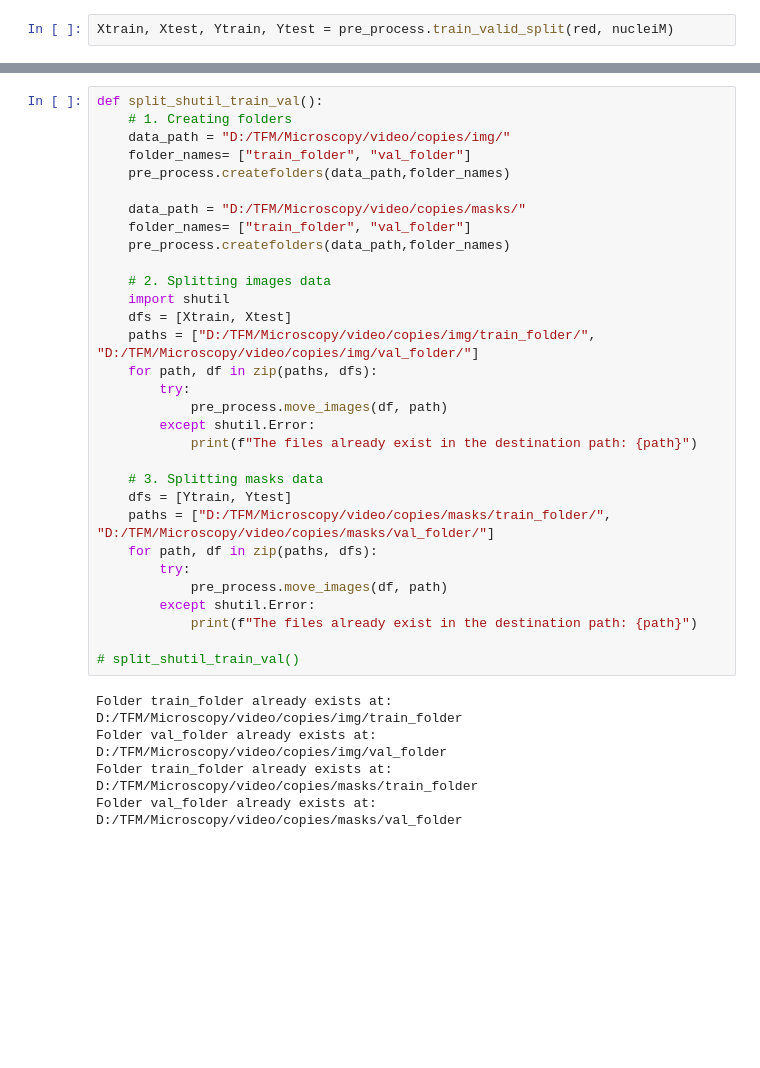
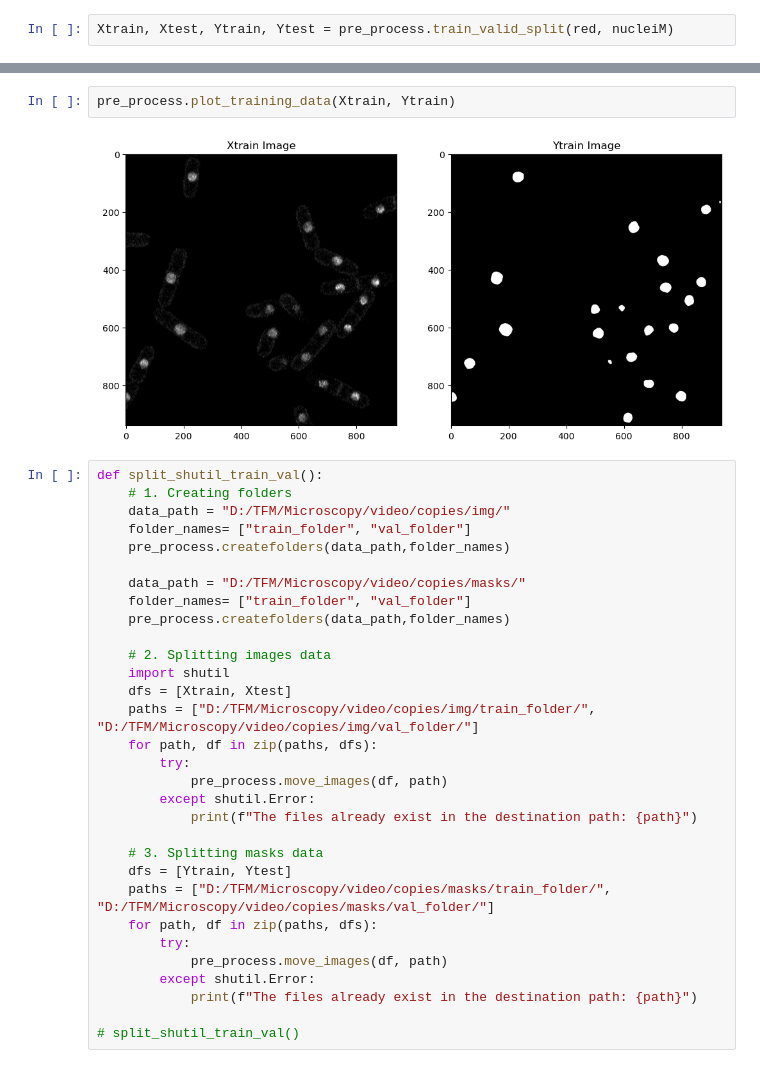
Before and after one commit to sarabenitezinglott/TFM, a Jupyter notebook: Microscopy/preprocess_df.ipynb, the cells around one changed output, grey strips where cells are left out. Drawn from its saved outputs; the diff is of its cells as text; blank space fills up the shorter version.

```diff
--- a/Microscopy/preprocess_df.ipynb
+++ b/Microscopy/preprocess_df.ipynb
@@ -91,3 +112,7 @@ Xtrain, Xtest, Ytrain, Ytest = pre_process.train_valid_split(red, nucleiM)
+# %%
+pre_process.plot_training_data(Xtrain, Ytrain)
+# %% [output]
+[figure, added]
 # %%
 def split_shutil_train_val():
     # 1. Creating folders
@@ -119,11 +144,6 @@ def split_shutil_train_val():
             print(f"The files already exist in the destination path: {path}")
 
 # split_shutil_train_val()
-# %% [output]
-Folder train_folder already exists at: D:/TFM/Microscopy/video/copies/img/train_folder
-Folder val_folder already exists at: D:/TFM/Microscopy/video/copies/img/val_folder
-Folder train_folder already exists at: D:/TFM/Microscopy/video/copies/masks/train_folder
-Folder val_folder already exists at: D:/TFM/Microscopy/video/copies/masks/val_folder
 # %%
 def create_shutil_labels():
     # 1. Creating folders
```
Also changed, not shown: parts of 11 cells of this notebook, 1 other file.
